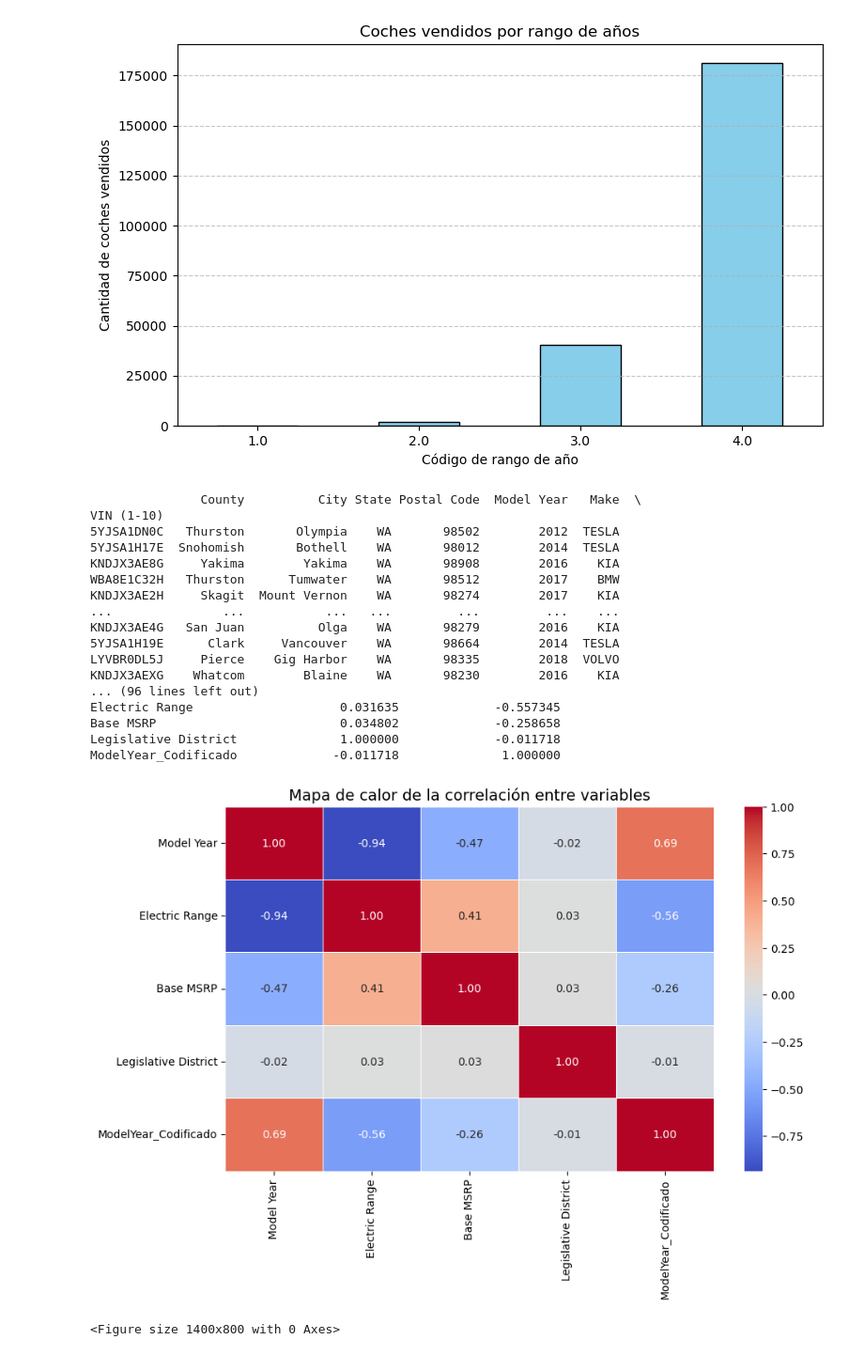
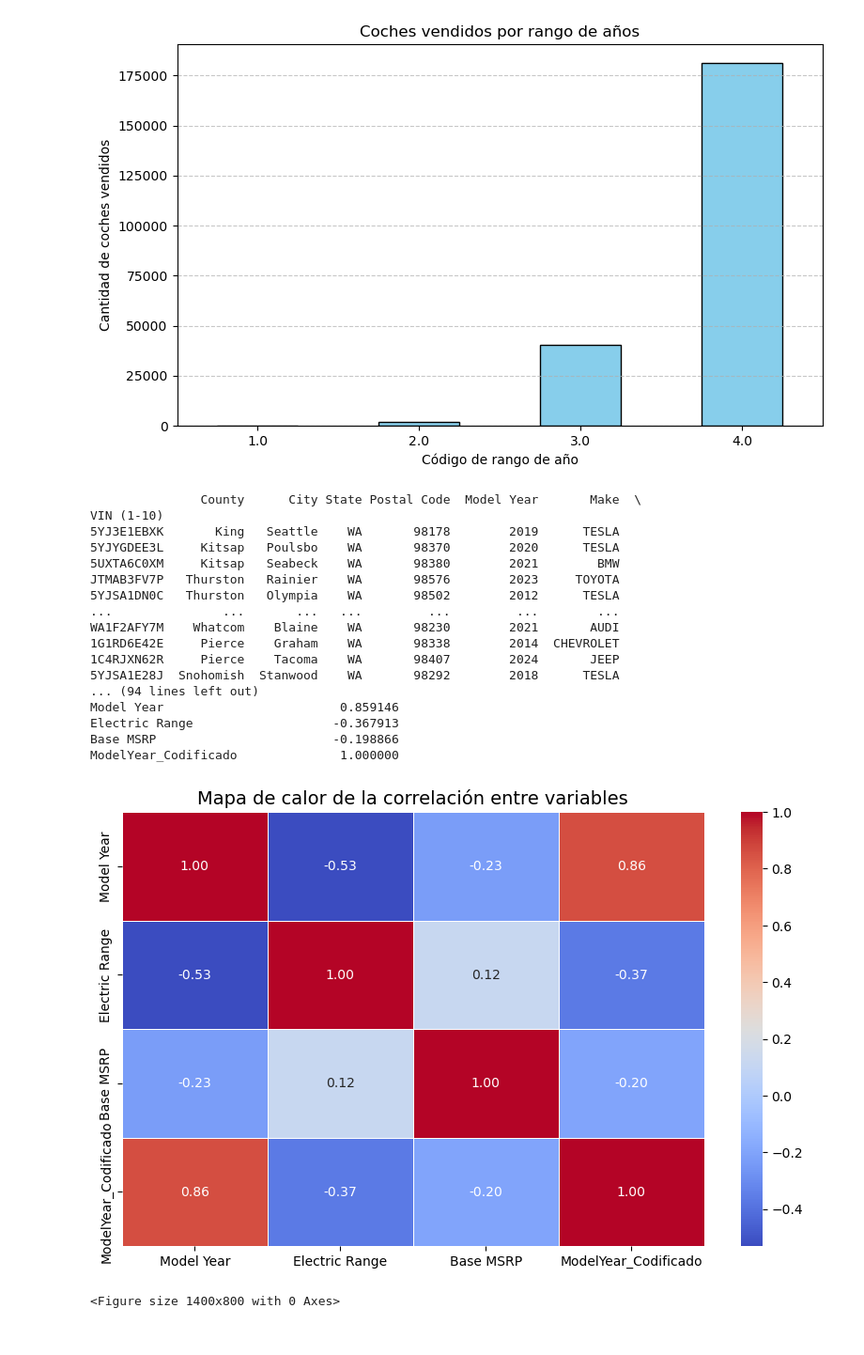
Before and after one commit to Chloe221201/ElectricCars, a Jupyter notebook: code.ipynb, the cells around one changed output. Shown at 94% size. Saved outputs shown, nothing was run; the diff lists cells and outputs as text; code cells hidden in the pictures.

```diff
--- a/code.ipynb
+++ b/code.ipynb
@@ -184,6 +184,11 @@ df_csv2['2020 Census Tract'] = df_csv2['2020 Census Tract'].apply(
     lambda x: str(int(x)) if pd.notnull(x) else ''
 )
 
+#Lo mismo con el identificador del distrito
+df_csv2['Legislative District'] = df_csv2['Legislative District'].apply(
+    lambda x: str(int(x)) if pd.notnull(x) else ''
+)
+
 df_csv2['DOL Vehicle ID'] = df_csv2['DOL Vehicle ID'].apply(
     lambda x: str(int(x)) if pd.notnull(x) else ''
 )
@@ -358,39 +365,41 @@ plt.show()
 # %%
 #Subset para correlación entre el año del modelo y la autonomía eléctrica
 df_csv3=df_csv2.copy()
-df_cleaned = df_csv3[(df_csv3 != 0).all(axis=1)]
+
+# Eliminar filas donde 'Electric Range' sea 0 porque no hay informacion de ella
+df_cleaned = df_csv3[df_csv3['Electric Range'] != 0]
 print(df_cleaned)
 
 
 correlation_matrix = df_cleaned.select_dtypes(include=['number']).corr()
 
 # Mostrar la matriz de correlación
 print(correlation_matrix)
 
 # Visualizar la matriz de correlación con un heatmap (MAPA DE COLOR)
 plt.figure(figsize=(10, 6))
 sns.heatmap(correlation_matrix, annot=True, cmap='coolwarm', fmt=".2f", linewidths=0.5)
 plt.title("Mapa de calor de la correlación entre variables", fontsize=14)
 plt.show()
 # %% [output]
-               County          City State Postal Code  Model Year   Make  \
+               County      City State Postal Code  Model Year       Make  \
 VIN (1-10)
-5YJSA1DN0C   Thurston       Olympia    WA       98502        2012  TESLA
-5YJSA1H17E  Snohomish       Bothell    WA       98012        2014  TESLA
-KNDJX3AE8G     Yakima        Yakima    WA       98908        2016    KIA
-WBA8E1C32H   Thurston      Tumwater    WA       98512        2017    BMW
-KNDJX3AE2H     Skagit  Mount Vernon    WA       98274        2017    KIA
-...               ...           ...   ...         ...         ...    ...
-KNDJX3AE4G   San Juan          Olga    WA       98279        2016    KIA
-5YJSA1H19E      Clark     Vancouver    WA       98664        2014  TESLA
-LYVBR0DL5J     Pierce    Gig Harbor    WA       98335        2018  VOLVO
-KNDJX3AEXG    Whatcom        Blaine    WA       98230        2016    KIA
-... (96 lines left out)
-Electric Range                    0.031635             -0.557345
-Base MSRP                         0.034802             -0.258658
-Legislative District              1.000000             -0.011718
-ModelYear_Codificado             -0.011718              1.000000
+5YJ3E1EBXK       King   Seattle    WA       98178        2019      TESLA
+5YJYGDEE3L     Kitsap   Poulsbo    WA       98370        2020      TESLA
+5UXTA6C0XM     Kitsap   Seabeck    WA       98380        2021        BMW
+JTMAB3FV7P   Thurston   Rainier    WA       98576        2023     TOYOTA
+5YJSA1DN0C   Thurston   Olympia    WA       98502        2012      TESLA
+...               ...       ...   ...         ...         ...        ...
+WA1F2AFY7M    Whatcom    Blaine    WA       98230        2021       AUDI
+1G1RD6E42E     Pierce    Graham    WA       98338        2014  CHEVROLET
+1C4RJXN62R     Pierce    Tacoma    WA       98407        2024       JEEP
+5YJSA1E28J  Snohomish  Stanwood    WA       98292        2018      TESLA
+... (94 lines left out)
+Model Year                        0.859146
+Electric Range                   -0.367913
+Base MSRP                        -0.198866
+ModelYear_Codificado              1.000000
-[figure, old version]
+[figure, new version]
 # %%
 # Agrupar por 'Model Year' y 'Make', y contar el número de registros
 ventas_por_año_y_marca = df_csv3.groupby(['Model Year', 'Make']).size().unstack(fill_value=0)
```
Also changed, not shown: parts of 5 cells of this notebook, 1 other file.
